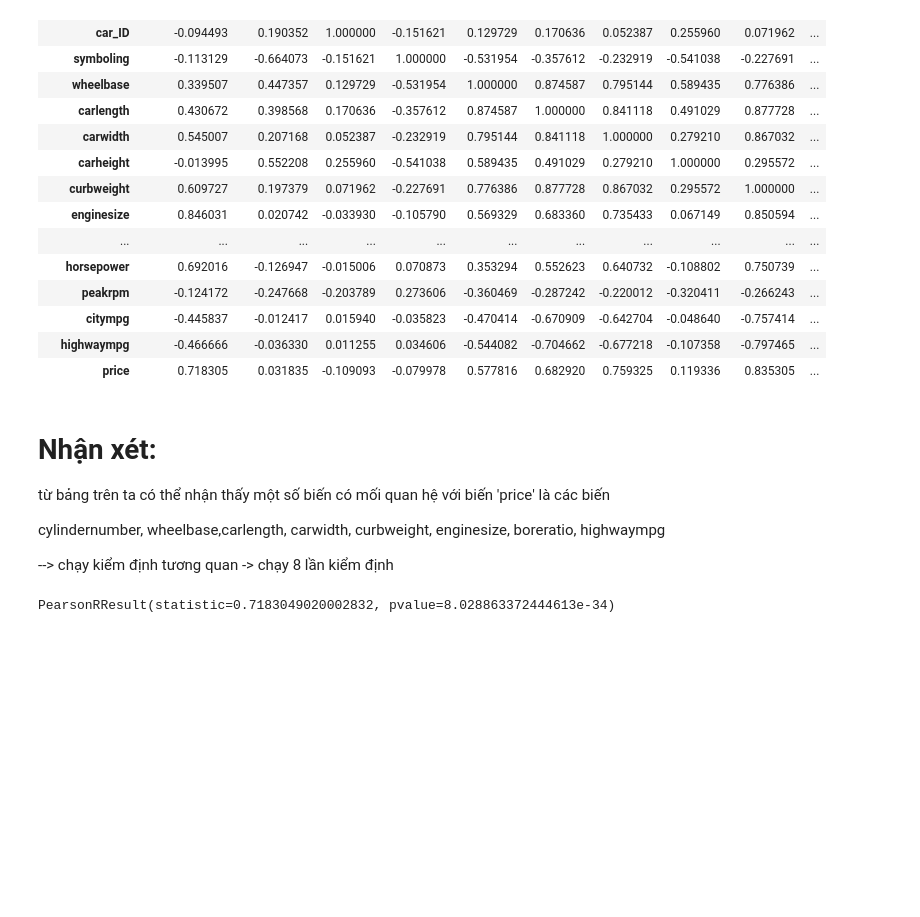
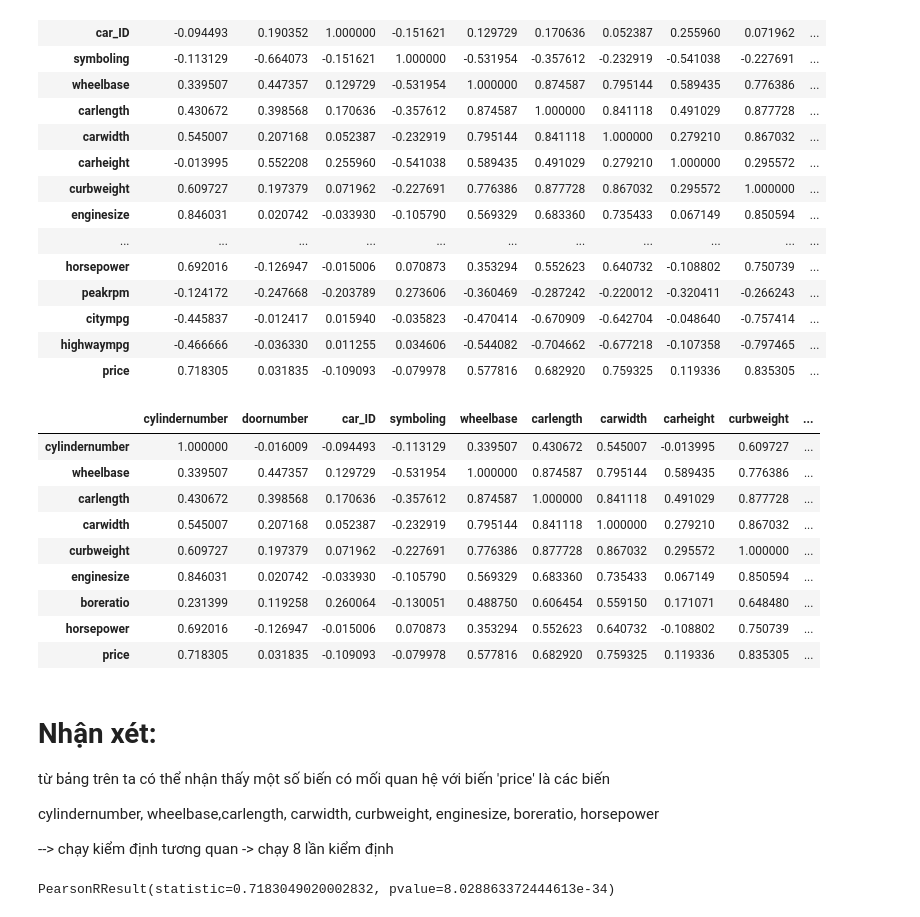
Before and after one commit to ntnqu/DAP2311R1, a Jupyter notebook: Case study/Case_study.ipynb, the cells around one changed output. Drawn from its saved outputs; the diff is of its cells as text; code cells hidden in the pictures; blank space fills up the shorter version.

```diff
--- a/Case study/Case_study.ipynb
+++ b/Case study/Case_study.ipynb
@@ -265,7 +265,8 @@ df2.head()
 # %%
 # bảng df1 xem mối quan hệ giữa các biến độc lập với biến dự đoán price
 
-df1.corr()
+df1_corr = df1.corr()
+df1_corr
 # %% [output]
 |  | cylindernumber | doornumber | car_ID | symboling | wheelbase | carlength | carwidth | carheight | curbweight | ... |
 | cylindernumber | 1.000000 | -0.016009 | -0.094493 | -0.113129 | 0.339507 | 0.430672 | 0.545007 | -0.013995 | 0.609727 | ... |
@@ -284,11 +285,24 @@ df1.corr()
 | citympg | -0.445837 | -0.012417 | 0.015940 | -0.035823 | -0.470414 | -0.670909 | -0.642704 | -0.048640 | -0.757414 | ... |
 | highwaympg | -0.466666 | -0.036330 | 0.011255 | 0.034606 | -0.544082 | -0.704662 | -0.677218 | -0.107358 | -0.797465 | ... |
 | price | 0.718305 | 0.031835 | -0.109093 | -0.079978 | 0.577816 | 0.682920 | 0.759325 | 0.119336 | 0.835305 | ... |
+# %%
+df1_corr[df1_corr['price'] > 0.5]
+# %% [output]
+|  | cylindernumber | doornumber | car_ID | symboling | wheelbase | carlength | carwidth | carheight | curbweight | ... |
+| cylindernumber | 1.000000 | -0.016009 | -0.094493 | -0.113129 | 0.339507 | 0.430672 | 0.545007 | -0.013995 | 0.609727 | ... |
+| wheelbase | 0.339507 | 0.447357 | 0.129729 | -0.531954 | 1.000000 | 0.874587 | 0.795144 | 0.589435 | 0.776386 | ... |
+| carlength | 0.430672 | 0.398568 | 0.170636 | -0.357612 | 0.874587 | 1.000000 | 0.841118 | 0.491029 | 0.877728 | ... |
+| carwidth | 0.545007 | 0.207168 | 0.052387 | -0.232919 | 0.795144 | 0.841118 | 1.000000 | 0.279210 | 0.867032 | ... |
+| curbweight | 0.609727 | 0.197379 | 0.071962 | -0.227691 | 0.776386 | 0.877728 | 0.867032 | 0.295572 | 1.000000 | ... |
+| enginesize | 0.846031 | 0.020742 | -0.033930 | -0.105790 | 0.569329 | 0.683360 | 0.735433 | 0.067149 | 0.850594 | ... |
+| boreratio | 0.231399 | 0.119258 | 0.260064 | -0.130051 | 0.488750 | 0.606454 | 0.559150 | 0.171071 | 0.648480 | ... |
+| horsepower | 0.692016 | -0.126947 | -0.015006 | 0.070873 | 0.353294 | 0.552623 | 0.640732 | -0.108802 | 0.750739 | ... |
+| price | 0.718305 | 0.031835 | -0.109093 | -0.079978 | 0.577816 | 0.682920 | 0.759325 | 0.119336 | 0.835305 | ... |
 # %% [markdown]
 # Nhận xét:
 từ bảng trên ta có thể nhận thấy một số biến có mối quan hệ với biến 'price' là các biến
 
-cylindernumber, wheelbase,carlength, carwidth, curbweight, enginesize, boreratio, highwaympg
+cylindernumber, wheelbase,carlength, carwidth, curbweight, enginesize, boreratio, horsepower
 
 --> chạy kiểm định tương quan -> chạy 8 lần kiểm định
 # %%
```
Also changed, not shown: parts of 20 cells of this notebook, 4 other files.
